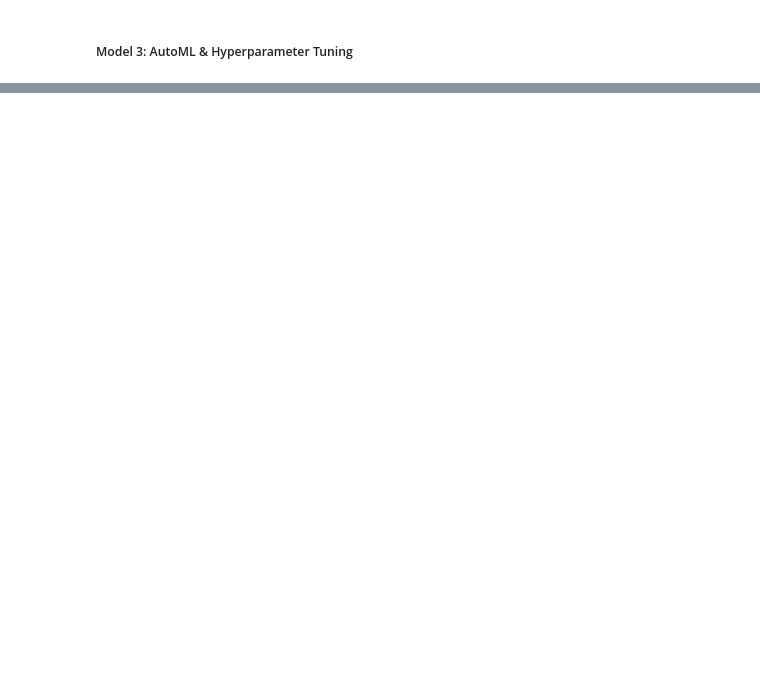
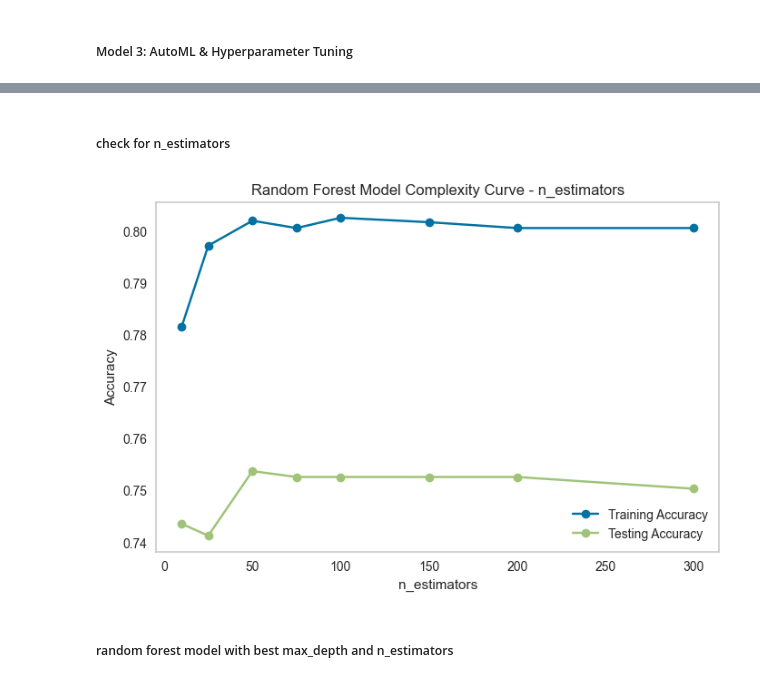
Before and after one commit to yehudis25/student-academic-success-ml, a Jupyter notebook: student_success_prediction.ipynb, the cells around one changed output, grey strips where cells are left out. Drawn from its saved outputs; the diff is of its cells as text; code cells hidden in the pictures; blank space fills up the shorter version.

```diff
--- a/student_success_prediction.ipynb
+++ b/student_success_prediction.ipynb
@@ -436,0 +652,58 @@ plot_model(best_model, plot="auc")
+# %% [markdown]
+##### check for n_estimators
+# %%
+# Test different n_estimators values using chosen max_depth
+n_estimators_values = [10, 25, 50, 75, 100, 150, 200, 300]
+
+train_accuracy_estimators = []
+test_accuracy_estimators = []
+
+for n in n_estimators_values:
+
+    rf = RandomForestClassifier(
+        max_depth=6,
+        n_estimators=n,
+        random_state=42
+    )
+    start_time = time.time()
+
+    rf.fit(X_train, y_train)
+
+    train_time = time.time() - start_time
+
+    train_accuracy_estimators.append(
+        accuracy_score(y_train, rf.predict(X_train))
+    )
+
+
+    test_accuracy_estimators.append(
+        accuracy_score(y_test, rf.predict(X_test))
+    )
+# Plot n_estimators complexity curve
+plt.figure(figsize=(8,5))
+
+plt.plot(
+    n_estimators_values,
+    train_accuracy_estimators,
+    marker='o',
+    label="Training Accuracy"
+)
+
+plt.plot(
+    n_estimators_values,
+    test_accuracy_estimators,
+    marker='o',
+    label="Testing Accuracy"
+)
+
+plt.xlabel("n_estimators")
+plt.ylabel("Accuracy")
+plt.title("Random Forest Model Complexity Curve - n_estimators")
+plt.legend()
+plt.grid()
+
+plt.show()
+# %% [output]
+[figure, added]
+# %% [markdown]
+##### random forest model with best max_depth and n_estimators
```
Also changed, not shown: parts of 29 cells of this notebook.
